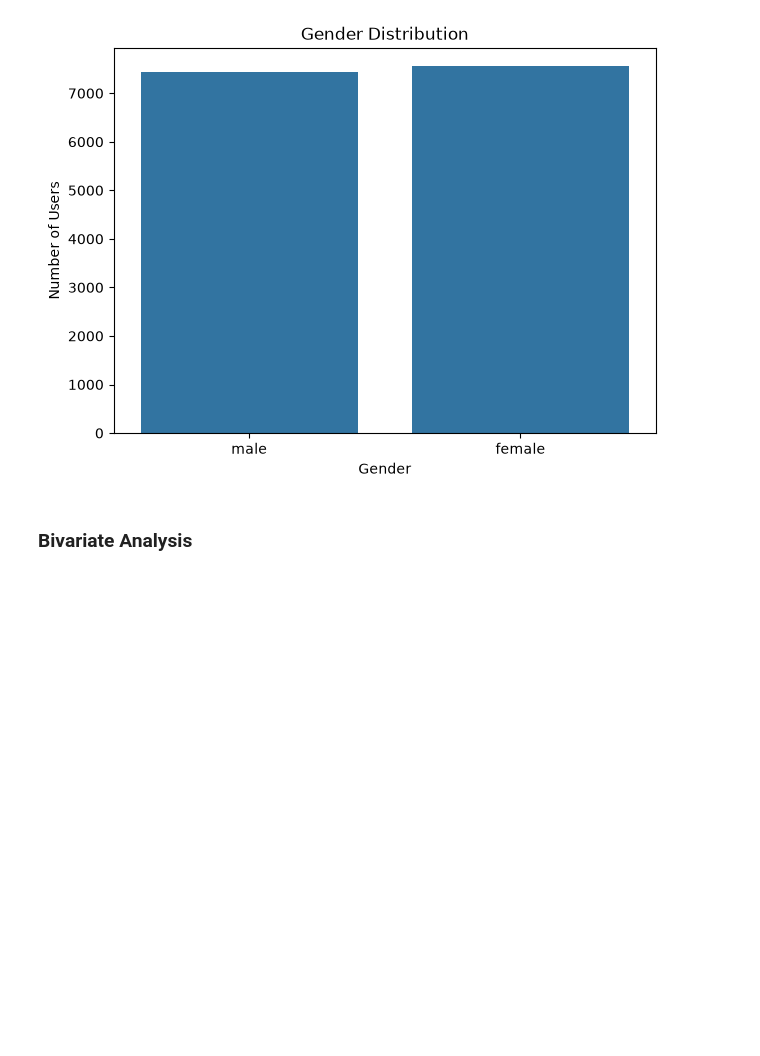
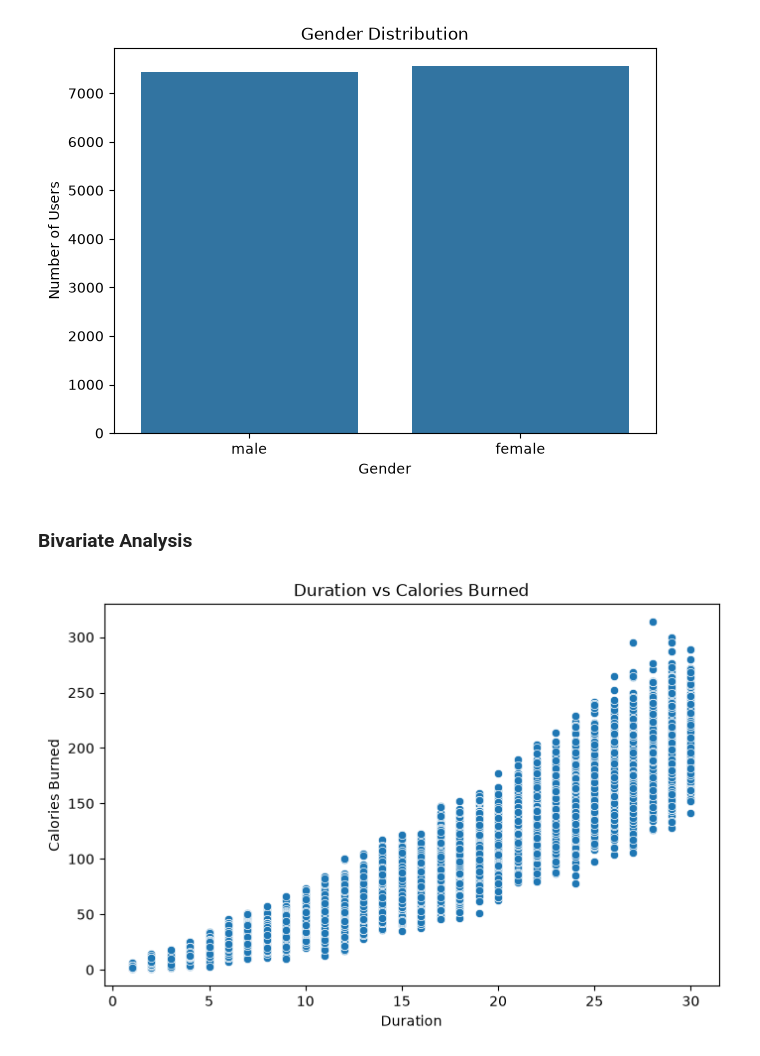
Before and after one commit to Jayadevika-jd/FitPredict, a Jupyter notebook: Notebooks/Fitpredict_preprocessinng.ipynb, the cells around one changed output. Saved outputs shown, nothing was run; the diff lists cells and outputs as text; code cells hidden in the pictures; blank space fills up the shorter version.

```diff
--- a/Notebooks/Fitpredict_preprocessinng.ipynb
+++ b/Notebooks/Fitpredict_preprocessinng.ipynb
@@ -391,3 +391,12 @@ plt.show()
 [figure]
 # %% [markdown]
 ### Bivariate Analysis
+# %%
+plt.figure(figsize=(8,5))
+sns.scatterplot(data=df_clean,x="Duration",y="Calories")
+plt.title("Duration vs Calories Burned")
+plt.xlabel("Duration")
+plt.ylabel("Calories Burned")
+plt.show()
+# %% [output]
+[figure, added]
```
Also changed, not shown: parts of 9 cells of this notebook.
